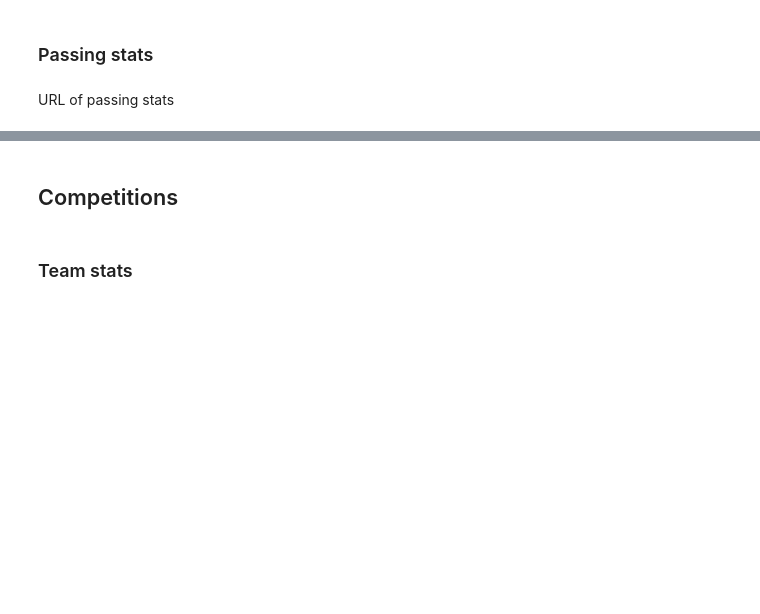
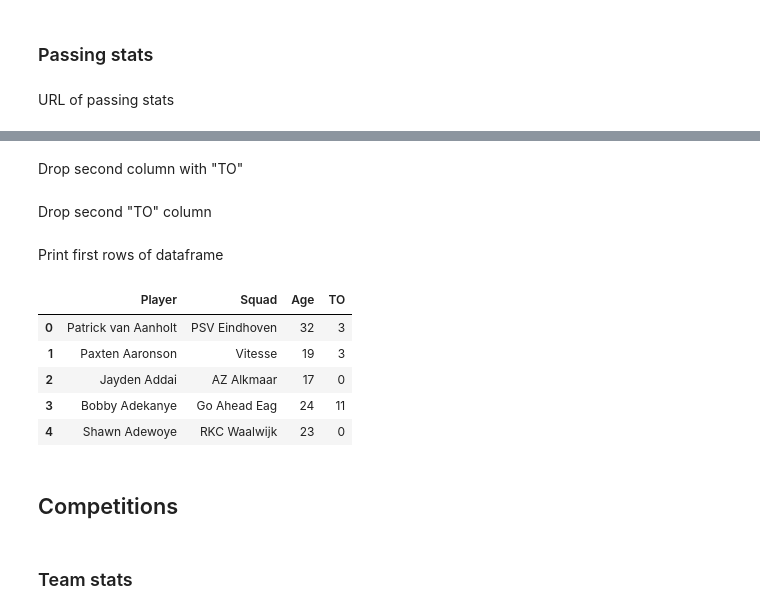
Before and after one commit to YasinTuncbilek/bakayoko-replacement, a Jupyter notebook: bakayoko-replacement.ipynb, the cells around one changed output, grey strips where cells are left out. Drawn from its saved outputs; the diff is of its cells as text; code cells hidden in the pictures; blank space fills up the shorter version.

```diff
--- a/bakayoko-replacement.ipynb
+++ b/bakayoko-replacement.ipynb
@@ -160,0 +216,2 @@ passing_url = urls_stats[4]
+# %%
+players_gsc_stats.columns = players_gsc_stats.columns.droplevel()
@@ -160,0 +220,2 @@ passing_url = urls_stats[4]
+# %%
+players_gsc_stats = players_gsc_stats.loc[players_gsc_stats['Player'] != 'Player']
@@ -161,3 +224,22 @@ passing_url = urls_stats[4]
+# %%
+players_gsc_stats = players_gsc_stats[["Player", "Squad", "Age", "TO"]]
+# %% [markdown]
+Drop second column with "TO"
+# %%
+players_gsc_stats = players_gsc_stats.loc[:,~players_gsc_stats.columns.duplicated()]
+# %% [markdown]
+Drop second "TO" column
+# %% [markdown]
+Print first rows of dataframe
+# %%
+players_gsc_stats.head()
+# %% [output]
+|  | Player | Squad | Age | TO |
+| 0 | Patrick van Aanholt | PSV Eindhoven | 32 | 3 |
+| 1 | Paxten Aaronson | Vitesse | 19 | 3 |
+| 2 | Jayden Addai | AZ Alkmaar | 17 | 0 |
+| 3 | Bobby Adekanye | Go Ahead Eag | 24 | 11 |
+| 4 | Shawn Adewoye | RKC Waalwijk | 23 | 0 |
 # %% [markdown]
 ## Competitions
 # %%
```
Also changed, not shown: parts of 28 cells of this notebook.
